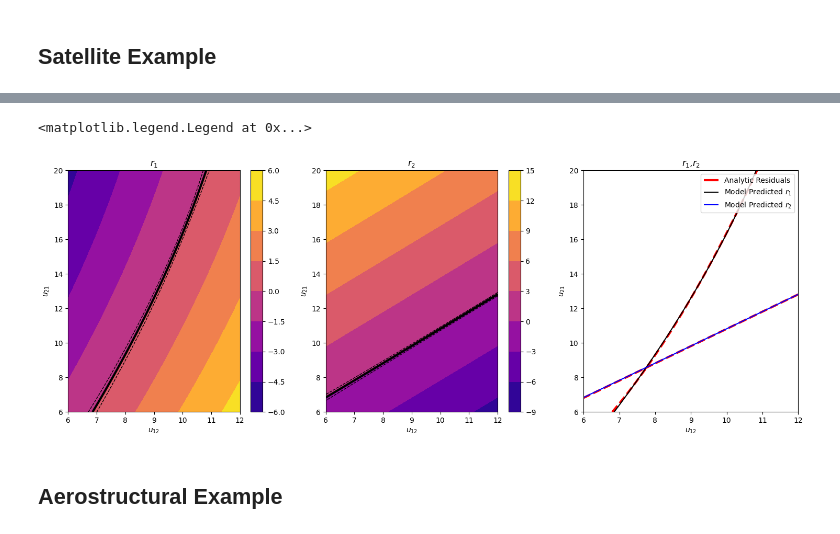
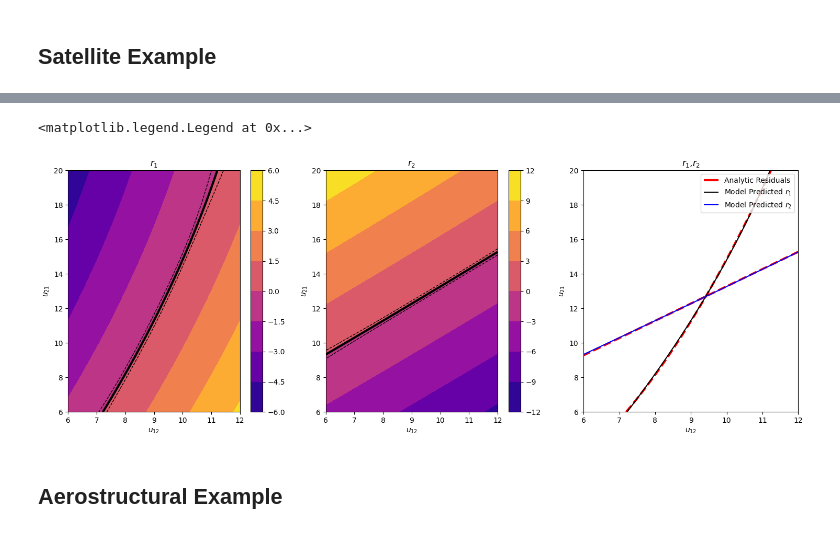
Before and after one commit to csdlpsu/remdo, a Jupyter notebook: active_learning_example.ipynb, the cells around one changed output, grey strips where cells are left out. Cells and saved outputs as stored; diff of their text form; code cells hidden in the pictures.

```diff
--- a/active_learning_example.ipynb
+++ b/active_learning_example.ipynb
@@ -20,7 +20,7 @@ x_input = unnormalize(torch.rand(10,5), bounds=bounds)
 
 sat_prob = Satellite()
 gpmodel = train_multitask_gp(sat_prob, num_train=10, seed=1111)
-active_learning_loop(gpmodel,acq_method = 'entropy', maxiters = 20,
+active_learning_loop(gpmodel,acq_method = 'entropy', maxiters = 15,
                      disp = True, save_hist = (x_input, filename, 'openmdao'),
                      log_hyperparams = False)
 
@@ -115,8 +129,8 @@ test_x2 = torch.column_stack([test_x, torch.ones(npts**2,1)*1]) # task id2
 # Write a function unstandardize() to do this.
 # prediction1 = y.mean().item()+(mt_model.likelihood(mt_model(test_x1)))*y.std().item()
 # prediction2 = y.mean().item()+(mt_model.likelihood(mt_model(test_x2)))*y.std().item()
-prediction1 = unstandardize(mt_model.likelihood(mt_model(test_x1)), y)
-prediction2 = unstandardize(mt_model.likelihood(mt_model(test_x2)), y)
+prediction1 = unstandardize(mt_model.likelihood(mt_model(test_x1)), y[:,0])
+prediction2 = unstandardize(mt_model.likelihood(mt_model(test_x2)), y[:,1])
 
 fig = plt.figure(figsize=(18,6))
 
@@ -158,34 +172,34 @@ ax2.set_ylabel(r'$u_{21}$')
 
 
 
 # both ++++++++++++++++++++++++++++++++++++++++++++++++++++++++++++++++++++++++++++++++++++++
 ax3 = fig.add_subplot(133)
 # cf3 = ax3.contourf(xvec,yvec,prediction3.mean.detach().numpy().reshape(40,40),
 #              cmap = 'plasma')
 # fig.colorbar(cf3)
 s1 = ax3.contour(xvec,yvec,r1vec.reshape(npts,npts),
             levels=[0.],
             linestyles='--', linewidths=3, colors='r')
 s1_artist,_ = s1.legend_elements()
 ax3.contour(xvec,yvec,r2vec.reshape(npts,npts),
             levels=[0.],
             linestyles='--', linewidths=3, colors='r')
 s2 = ax3.contour(xvec,yvec,prediction1.mean.detach().numpy().reshape(npts,npts),
             levels=[0.],
             linestyles='-', linewidths=1.5, colors='k')
 s2_artist,_ = s2.legend_elements()
 s3 = ax3.contour(xvec,yvec,prediction2.mean.detach().numpy().reshape(npts,npts),
             levels=[0.],
             linestyles='-', linewidths=1.5, colors='b')
 s3_artist,_ = s3.legend_elements()
 ax3.set_title(r'$r_1$,$r_2$')
 ax3.set_xlabel(r'$u_{12}$')
 ax3.set_ylabel(r'$u_{21}$')
 #ax3.legend([s1_artist, s3_artist], ['Analytic Residuals','Model Residuals'])
 ax3.legend([s1_artist[0], s2_artist[0], s3_artist[0]],['Analytic Residuals','Model Predicted $r_1$','Model Predicted $r_2$'])
 # %% [output]
 <matplotlib.legend.Legend at 0x...>
-[figure, old version]
+[figure, new version]
 # %% [markdown]
 ## Aerostructural Example
 # %%
```
Also changed, not shown: parts of 15 cells of this notebook, 2 other files.
